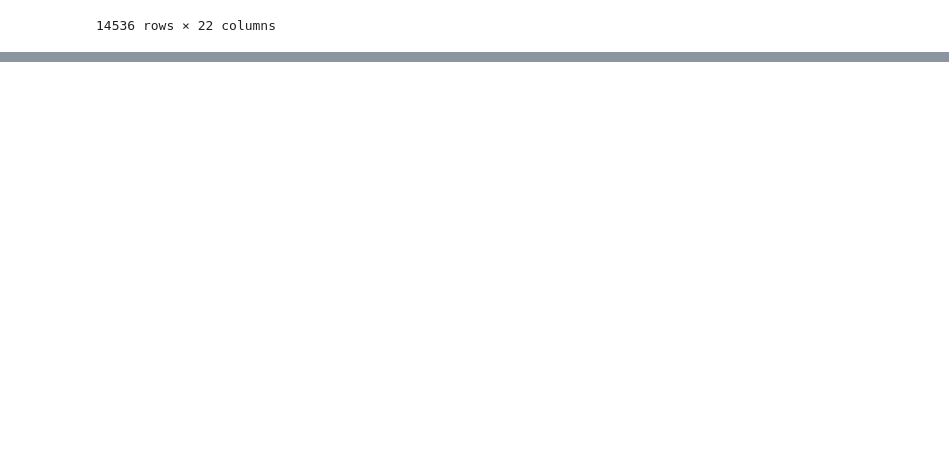
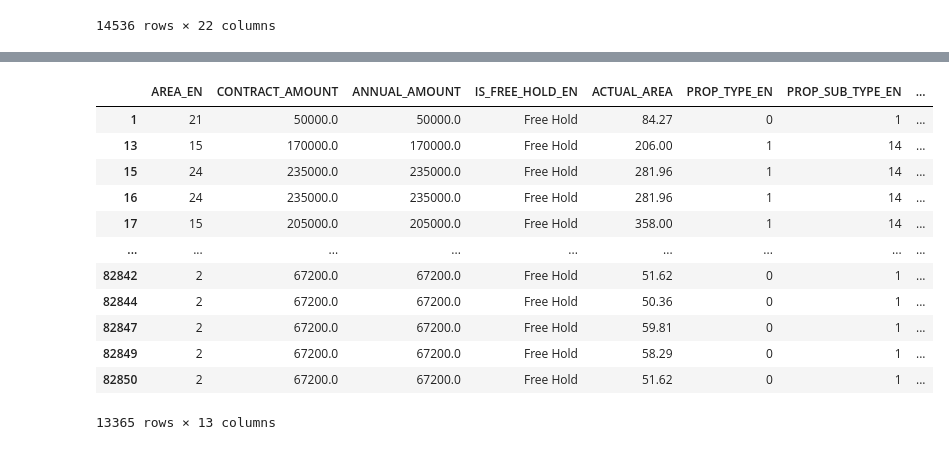
Before and after one commit to ukangaekom/dubai_real_estate, a Jupyter notebook: Dubai_Real_Estate_EDA.ipynb, the cells around one changed output, grey strips where cells are left out. Cells and saved outputs as stored; diff of their text form; code cells hidden in the pictures; blank space fills up the shorter version.

```diff
--- a/Dubai_Real_Estate_EDA.ipynb
+++ b/Dubai_Real_Estate_EDA.ipynb
@@ -236,0 +283,28 @@ transaction_data
+# %%
+#Encoding datasets
+
+categorical_columns = ['PROJECT_EN','AREA_EN', 'PROP_TYPE_EN', 'PROP_SUB_TYPE_EN', 'USAGE_EN', 'NEAREST_METRO_EN', 'NEAREST_MALL_EN', 'NEAREST_LANDMARK_EN']
+numerical_columns = ['ACTUAL_AREA', 'ROOMS', 'PROPERTY_SIZE', 'CONTRACT_AMOUNT','ANNUAL_AMOUNT']
+
+
+# rent_data = rent_data.drop(columns=['REGISTRATION_DATE', 'START_DATE', 'END_DATE','VERSION_EN','ROOMS','PARKING','MASTER_PROJECT_EN'])
+rent_data = rent_data.dropna(axis=0, how='any')
+for i in categorical_columns:
+  rent_data[i] = rent_data[i].astype('category')
+  rent_data[i] = rent_data[i].cat.codes
+
+rent_data
+# %% [output]
+|  | AREA_EN | CONTRACT_AMOUNT | ANNUAL_AMOUNT | IS_FREE_HOLD_EN | ACTUAL_AREA | PROP_TYPE_EN | PROP_SUB_TYPE_EN | ... |
+| 1 | 21 | 50000.0 | 50000.0 | Free Hold | 84.27 | 0 | 1 | ... |
+| 13 | 15 | 170000.0 | 170000.0 | Free Hold | 206.00 | 1 | 14 | ... |
+| 15 | 24 | 235000.0 | 235000.0 | Free Hold | 281.96 | 1 | 14 | ... |
+| 16 | 24 | 235000.0 | 235000.0 | Free Hold | 281.96 | 1 | 14 | ... |
+| 17 | 15 | 205000.0 | 205000.0 | Free Hold | 358.00 | 1 | 14 | ... |
+| ... | ... | ... | ... | ... | ... | ... | ... | ... |
+| 82842 | 2 | 67200.0 | 67200.0 | Free Hold | 51.62 | 0 | 1 | ... |
+| 82844 | 2 | 67200.0 | 67200.0 | Free Hold | 50.36 | 0 | 1 | ... |
+| 82847 | 2 | 67200.0 | 67200.0 | Free Hold | 59.81 | 0 | 1 | ... |
+| 82849 | 2 | 67200.0 | 67200.0 | Free Hold | 58.29 | 0 | 1 | ... |
+| 82850 | 2 | 67200.0 | 67200.0 | Free Hold | 51.62 | 0 | 1 | ... |
+13365 rows × 13 columns
```
Also changed, not shown: parts of 16 cells of this notebook.
